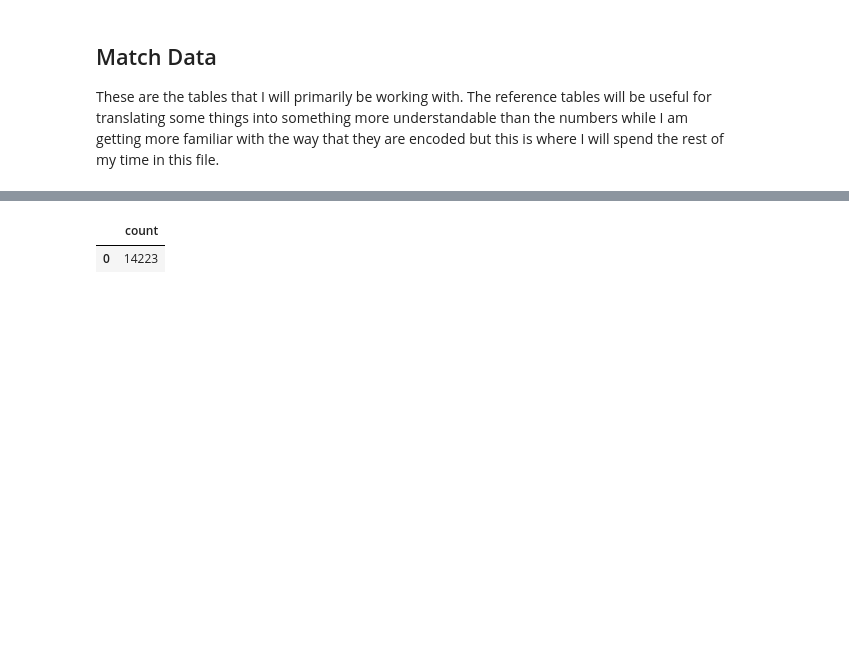
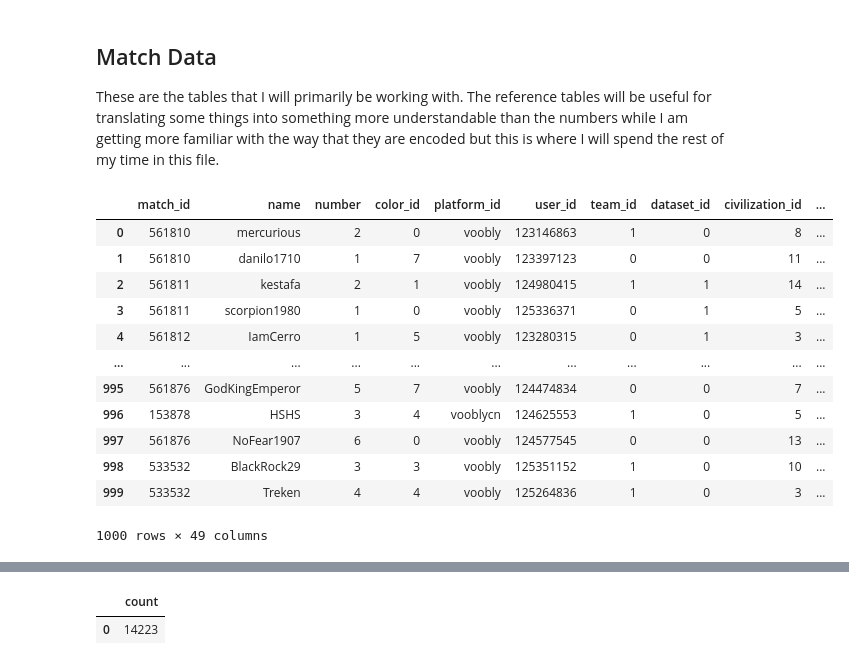
Before and after one commit to benbranchflower/aoepredict, a Jupyter notebook: EDA.ipynb, the cells around one changed output, grey strips where cells are left out. Drawn from its saved outputs; the diff is of its cells as text; code cells hidden in the pictures; blank space fills up the shorter version.

```diff
--- a/EDA.ipynb
+++ b/EDA.ipynb
@@ -76,6 +78,22 @@ dl.civbonus.head()
 # %% [markdown]
 ## Match Data
 These are the tables that I will primarily be working with. The reference tables will be useful for translating some things into something more understandable than the numbers while I am getting more familiar with the way that they are encoded but this is where I will spend the rest of my time in this file.
+# %%
+dl.get_table(dl.player_query, limit=1000)
+# %% [output]
+|  | match_id | name | number | color_id | platform_id | user_id | team_id | dataset_id | civilization_id | ... |
+| 0 | 561810 | mercurious | 2 | 0 | voobly | 123146863 | 1 | 0 | 8 | ... |
+| 1 | 561810 | danilo1710 | 1 | 7 | voobly | 123397123 | 0 | 0 | 11 | ... |
+| 2 | 561811 | kestafa | 2 | 1 | voobly | 124980415 | 1 | 1 | 14 | ... |
+| 3 | 561811 | scorpion1980 | 1 | 0 | voobly | 125336371 | 0 | 1 | 5 | ... |
+| 4 | 561812 | IamCerro | 1 | 5 | voobly | 123280315 | 0 | 1 | 3 | ... |
+| ... | ... | ... | ... | ... | ... | ... | ... | ... | ... | ... |
+| 995 | 561876 | GodKingEmperor | 5 | 7 | voobly | 124474834 | 0 | 0 | 7 | ... |
+| 996 | 153878 | HSHS | 3 | 4 | vooblycn | 124625553 | 1 | 0 | 5 | ... |
+| 997 | 561876 | NoFear1907 | 6 | 0 | voobly | 124577545 | 0 | 0 | 13 | ... |
+| 998 | 533532 | BlackRock29 | 3 | 3 | voobly | 125351152 | 1 | 0 | 10 | ... |
+| 999 | 533532 | Treken | 4 | 4 | voobly | 125264836 | 1 | 0 | 3 | ... |
+1000 rows × 49 columns
 # %%
 dl.get_table('SELECT COUNT(*) FROM matches')
 # %% [output]
```
Also changed, not shown: parts of 33 cells of this notebook.
